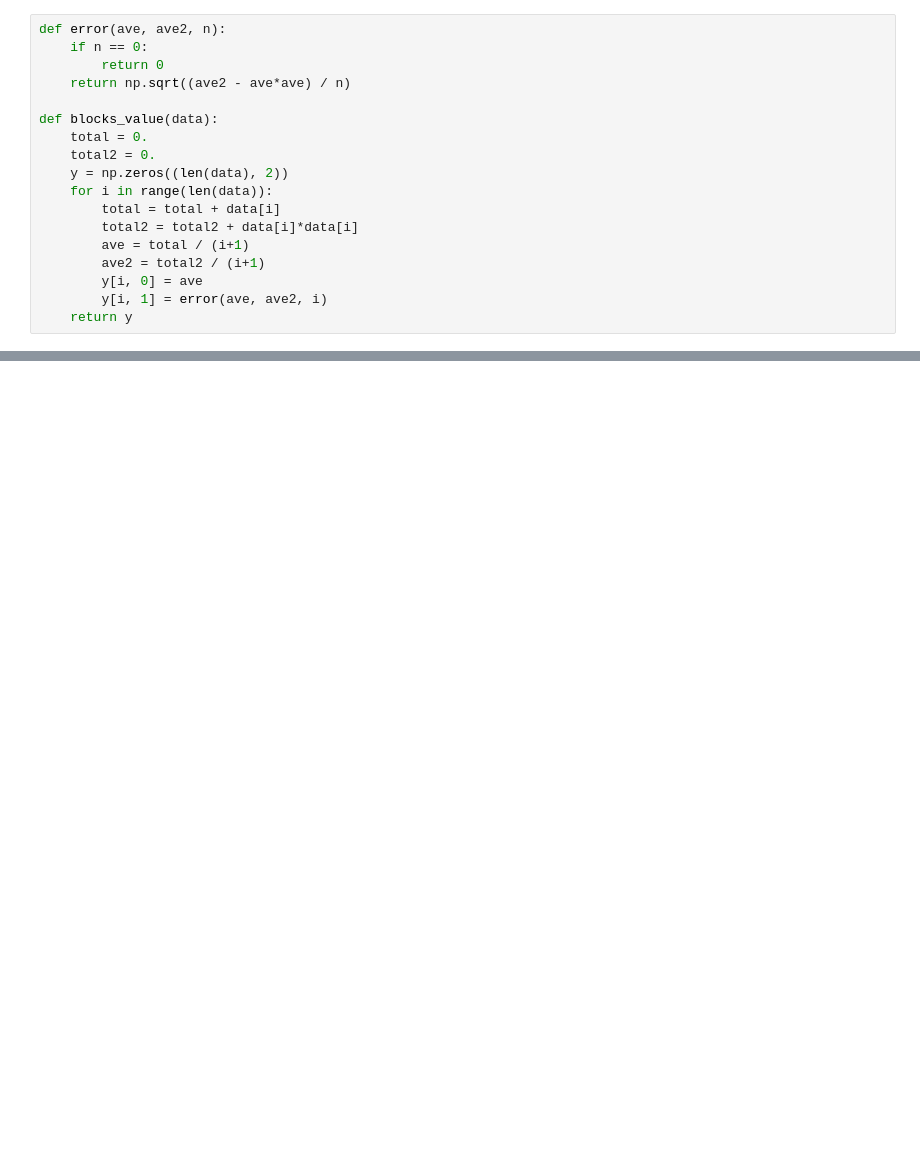
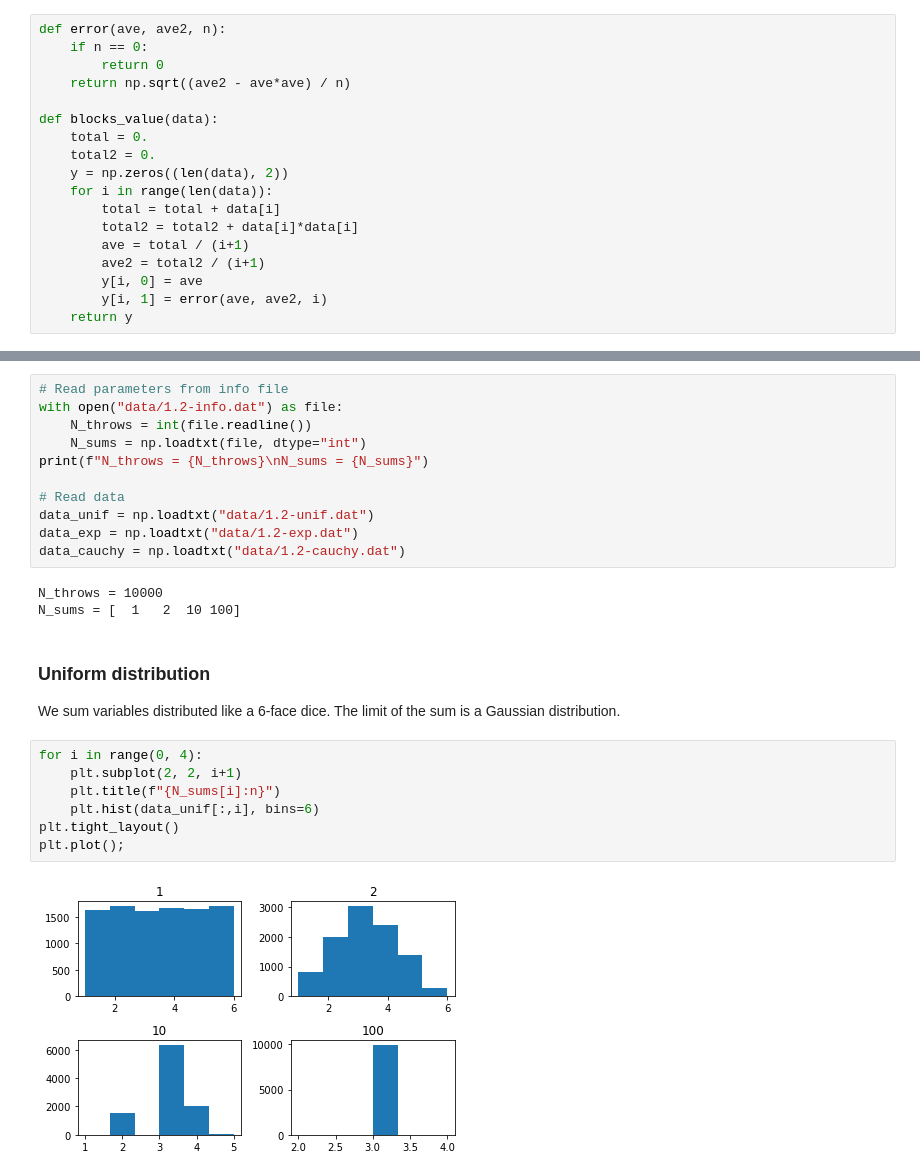
Before and after one commit to teozec/numerical-simulation, a Jupyter notebook: 1/1.ipynb, the cells around one changed output, grey strips where cells are left out. Saved outputs shown, nothing was run; the diff lists cells and outputs as text; blank space fills up the shorter version.

```diff
--- a/1/1.ipynb
+++ b/1/1.ipynb
@@ -23,0 +107,27 @@ def blocks_value(data):
+# %%
+# Read parameters from info file
+with open("data/1.2-info.dat") as file:
+    N_throws = int(file.readline())
+    N_sums = np.loadtxt(file, dtype="int")
+print(f"N_throws = {N_throws}\nN_sums = {N_sums}")
+
+# Read data
+data_unif = np.loadtxt("data/1.2-unif.dat")
+data_exp = np.loadtxt("data/1.2-exp.dat")
+data_cauchy = np.loadtxt("data/1.2-cauchy.dat")
+# %% [output]
+N_throws = 10000
+N_sums = [  1   2  10 100]
+# %% [markdown]
+### Uniform distribution
+
+We sum variables distributed like a 6-face dice. The limit of the sum is a Gaussian distribution.
+# %%
+for i in range(0, 4):
+    plt.subplot(2, 2, i+1)
+    plt.title(f"{N_sums[i]:n}")
+    plt.hist(data_unif[:,i], bins=6)
+plt.tight_layout()
+plt.plot();
+# %% [output]
+[figure, added]
```
Also changed, not shown: parts of 32 cells of this notebook, 4 other files.
